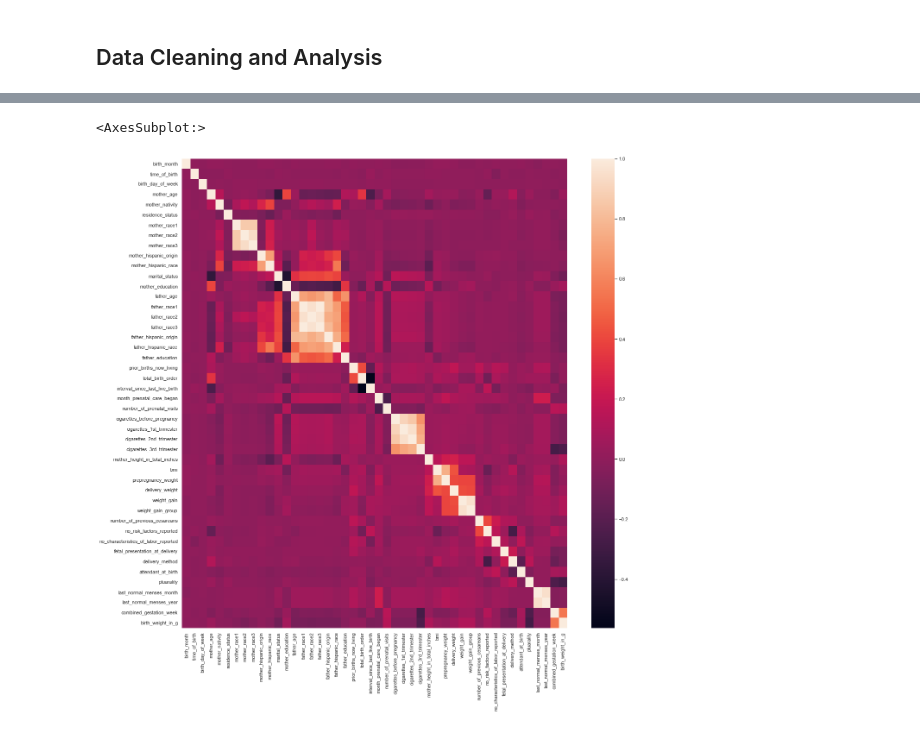
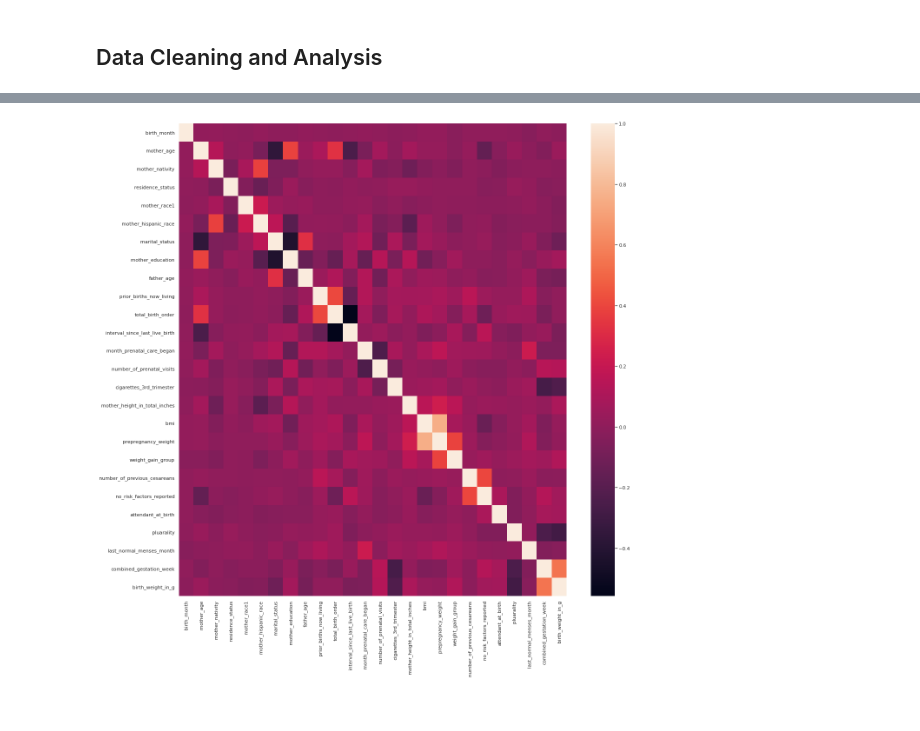
Before and after one commit to frankiepun/capstone_childbirth, a Jupyter notebook: childbirth_EDA.ipynb, the cells around one changed output, grey strips where cells are left out. Saved outputs shown, nothing was run; the diff lists cells and outputs as text; code cells hidden in the pictures.

```diff
--- a/childbirth_EDA.ipynb
+++ b/childbirth_EDA.ipynb
@@ -243,5 +252,5 @@ def remove_outcome_variables(X_features):
     print(X_features.shape)
     return X_features
 
-X_train = remove_outcome_variables(X_train)
+X_EDA = remove_outcome_variables(X_EDA)
 # %% [output]
@@ -270,5 +279,5 @@ def remove_skewed_features(X_features):
     print(X_features.shape)
     return X_features
 
-X_train = remove_skewed_features(X_train)
+X_EDA = remove_skewed_features(X_EDA)
 # %% [output]
@@ -275,0 +285,8 @@ X_train = remove_skewed_features(X_train)
+# %%
+# check correlation
+corr = X_EDA.corr()
+
+plt.figure()
+sns.set(rc={'figure.figsize':(50,50)})
+sns.heatmap(corr, xticklabels=corr.columns, yticklabels=corr.columns)
+plt.show()
@@ -275,0 +336,22 @@ X_train = remove_skewed_features(X_train)
+# %%
+# remove features that we don't know ahead of time
+
+def features_not_known_ahead(X_features):
+    columns_to_be_dropped = []
+
+    columns_to_be_dropped.append('time_of_birth')
+    columns_to_be_dropped.append('birth_day_of_week')
+    columns_to_be_dropped.append('induction_of_labor')
+    columns_to_be_dropped.append('augmentation_of_labor')
+    columns_to_be_dropped.append('steriods')
+    columns_to_be_dropped.append('antibiotics')
+    columns_to_be_dropped.append('anesthesia')
+    columns_to_be_dropped.append('no_characteristics_of_labor_reported')
+    columns_to_be_dropped.append('fetal_presentation_at_delivery')
+    columns_to_be_dropped.append('delivery_method')
+
+    X_features = X_features.drop(columns_to_be_dropped, axis=1, errors='ignore')
+    print(X_features.shape)
+    return X_features
+
+X_EDA = features_not_known_ahead(X_EDA)
@@ -276,10 +407,10 @@ X_train = remove_skewed_features(X_train)
 # %%
 # check correlation
-corr = X_train.corr()
+corr = X_EDA.corr()
 
+#plt.figure()
 sns.set(rc={'figure.figsize':(20,20)})
-
 sns.heatmap(corr, xticklabels=corr.columns, yticklabels=corr.columns)
+plt.show()
 # %% [output]
-<AxesSubplot:>
-[figure, old version]
+[figure, new version]
```
Also changed, not shown: parts of 36 cells of this notebook, 3 other files.
